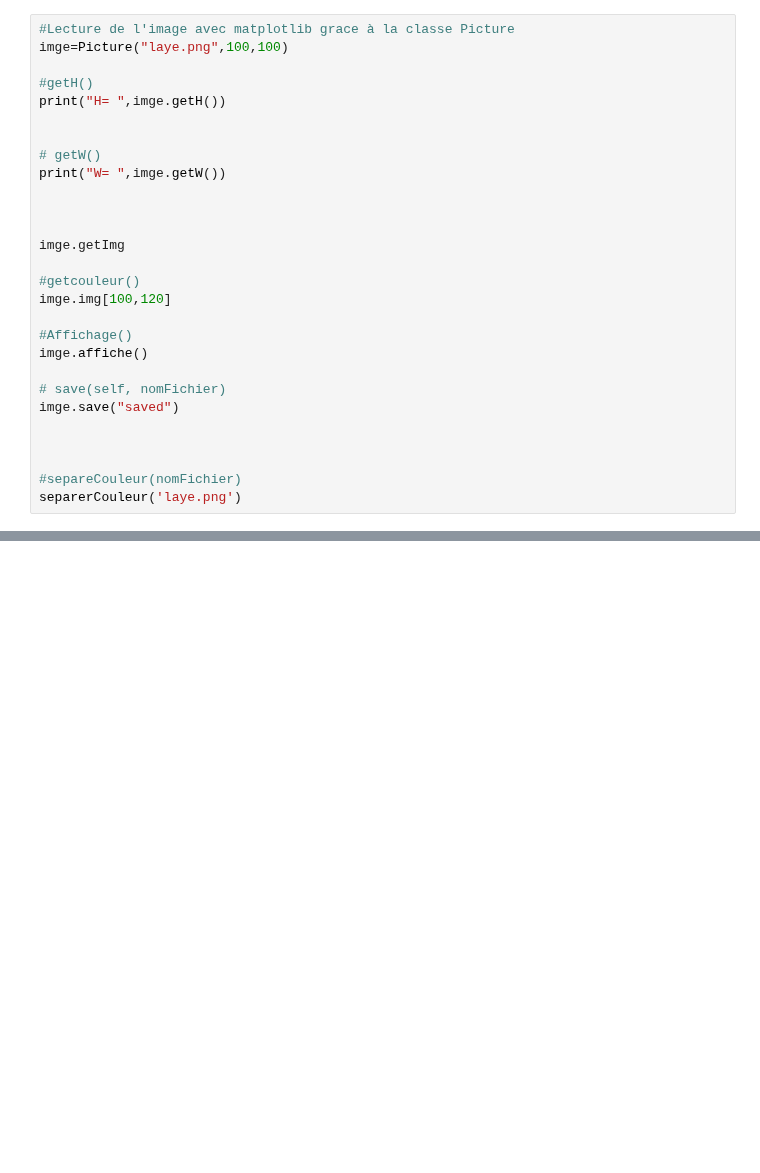
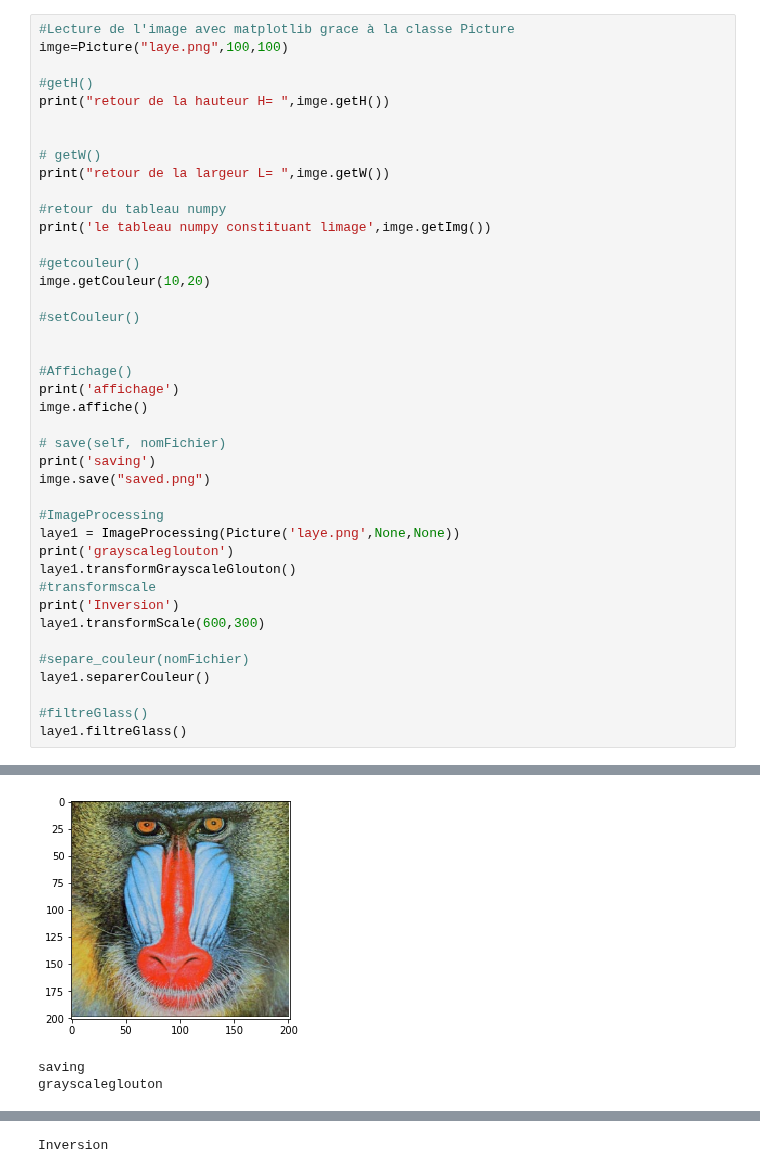
Before and after one commit to Laye1997/Complexit-, a Jupyter notebook: Projetimageprocessing/ImageProcessingbis.ipynb, the cells around one changed output, grey strips where cells are left out. Cells and saved outputs as stored; diff of their text form; blank space fills up the shorter version.

```diff
--- a/Projetimageprocessing/ImageProcessingbis.ipynb
+++ b/Projetimageprocessing/ImageProcessingbis.ipynb
@@ -143,26 +168,40 @@ class ImageProcessing:
 imge=Picture("laye.png",100,100)
 
 #getH()
-print("H= ",imge.getH())
+print("retour de la hauteur H= ",imge.getH())
 
 
 # getW()
-print("W= ",imge.getW())
+print("retour de la largeur L= ",imge.getW())
+
+#retour du tableau numpy
+print('le tableau numpy constituant limage',imge.getImg())
+
+#getcouleur()
+imge.getCouleur(10,20)
+
+#setCouleur()
 
 
-
-imge.getImg
-
-#getcouleur()
-imge.img[100,120]
-
 #Affichage()
+print('affichage')
 imge.affiche()
 
 # save(self, nomFichier)
-imge.save("saved")
+print('saving')
+imge.save("saved.png")
 
+#ImageProcessing
+laye1 = ImageProcessing(Picture('laye.png',None,None))
+print('grayscaleglouton')
+laye1.transformGrayscaleGlouton()
+#transformscale
+print('Inversion')
+laye1.transformScale(600,300)
 
+#separe_couleur(nomFichier)
+laye1.separerCouleur()
 
-#separeCouleur(nomFichier)
-separerCouleur('laye.png')
+#filtreGlass()
+laye1.filtreGlass()
+# %% [output]
@@ -168,0 +225,3 @@ separerCouleur('laye.png')
+[figure, added]
+saving
+grayscaleglouton
@@ -168,0 +230 @@ separerCouleur('laye.png')
+Inversion
```
Also changed, not shown: parts of 3 cells of this notebook.
